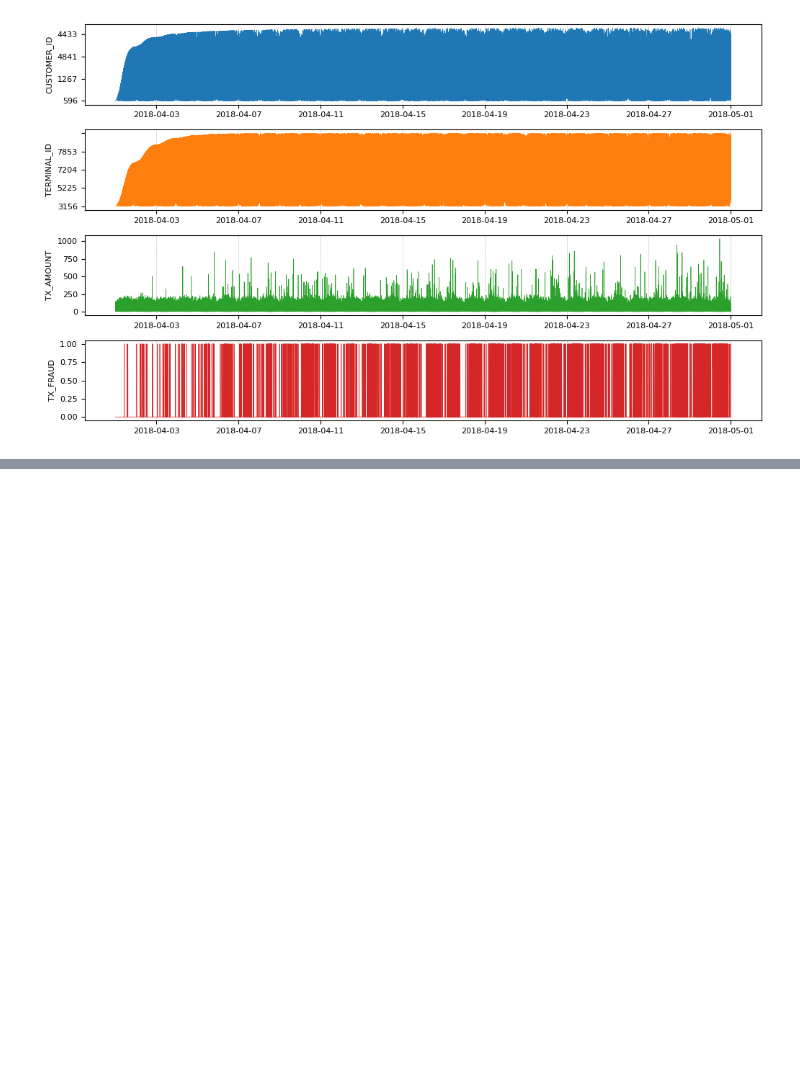
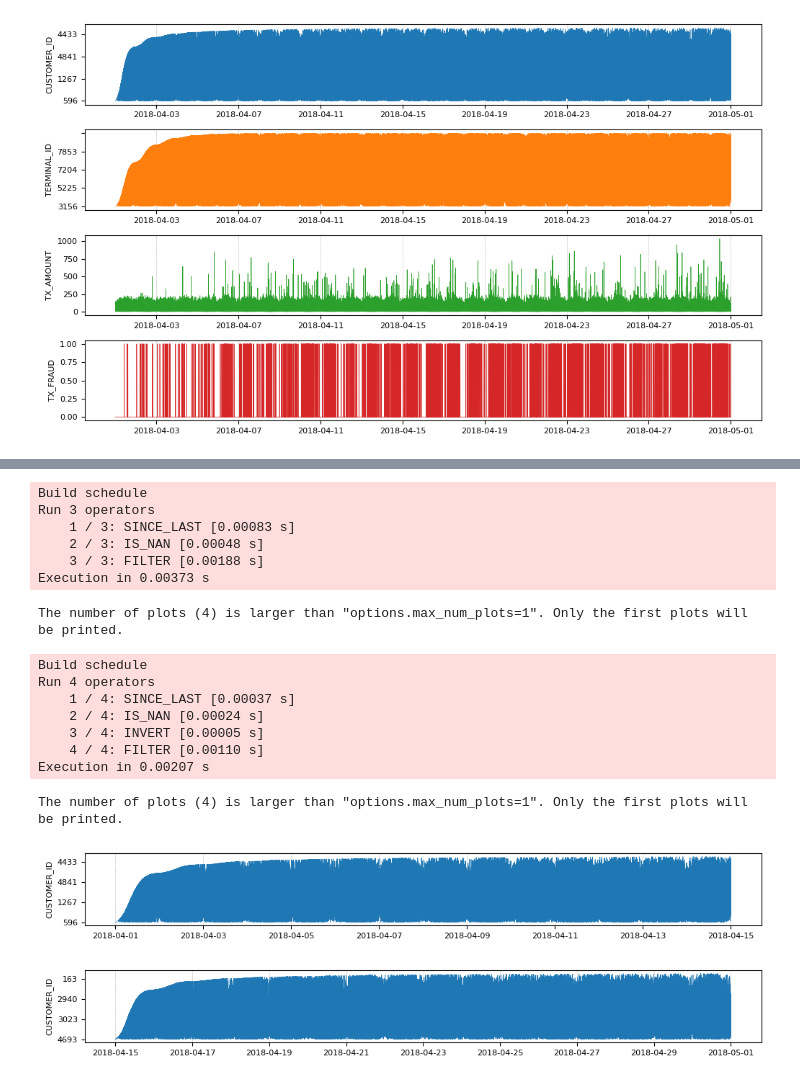
Before and after one commit to google/temporian, a Jupyter notebook: docs/src/tutorials/with_tensorflow_decision_forests.ipynb, the cells around one changed output, grey strips where cells are left out. Cells and saved outputs as stored; diff of their text form; code cells hidden in the pictures; blank space fills up the shorter version.

```diff
--- a/docs/src/tutorials/with_tensorflow_decision_forests.ipynb
+++ b/docs/src/tutorials/with_tensorflow_decision_forests.ipynb
@@ -104,0 +102,24 @@ dtype('<U1')
+# %%
+is_train_node = tp.isnan(tp.since_last(train_test_limit.node(), dataset_node))
+is_test_node = tp.invert(is_train_node)
+
+tp.filter(dataset_node, is_train_node).evaluate([dataset, train_test_limit]).plot(max_num_plots=1)
+tp.filter(dataset_node, is_test_node).evaluate([dataset, train_test_limit]).plot(max_num_plots=1)
+# %% [output]
+Build schedule
+Run 3 operators
+    1 / 3: SINCE_LAST [0.00083 s]
+    2 / 3: IS_NAN [0.00048 s]
+    3 / 3: FILTER [0.00188 s]
+Execution in 0.00373 s
+The number of plots (4) is larger than "options.max_num_plots=1". Only the first plots will be printed.
+Build schedule
+Run 4 operators
+    1 / 4: SINCE_LAST [0.00037 s]
+    2 / 4: IS_NAN [0.00024 s]
+    3 / 4: INVERT [0.00005 s]
+    4 / 4: FILTER [0.00110 s]
+Execution in 0.00207 s
+The number of plots (4) is larger than "options.max_num_plots=1". Only the first plots will be printed.
+[figure, added]
+[figure, added]
```
Also changed, not shown: parts of 7 cells of this notebook, 3 other files.
